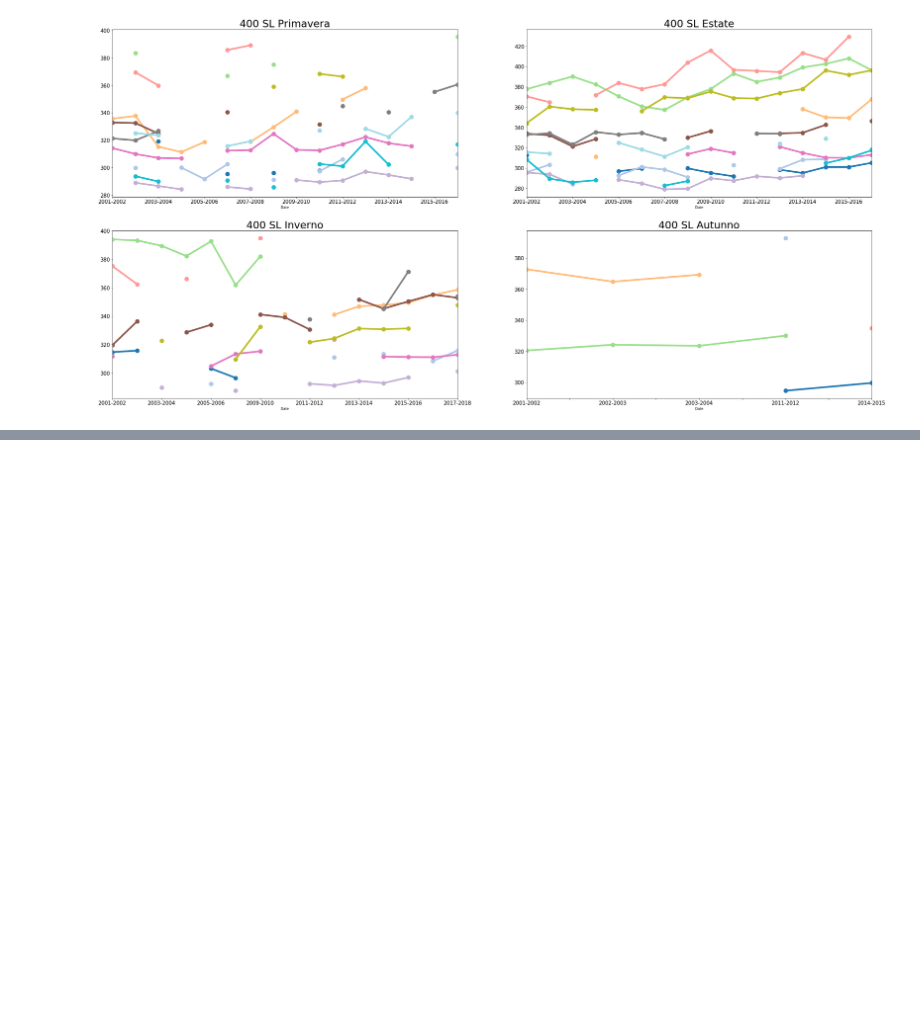
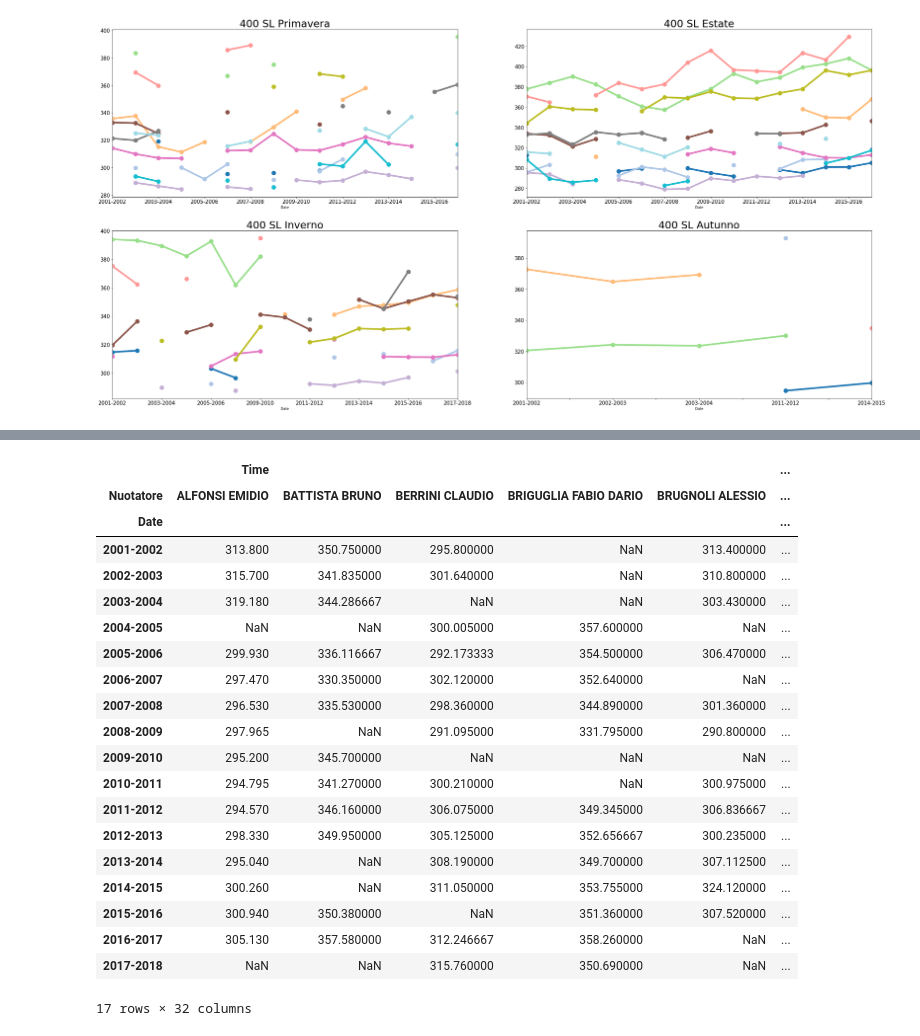
Before and after one commit to Antoniofs90/Nuotatori, a Jupyter notebook: Plotting-Copy1.ipynb, the cells around one changed output, grey strips where cells are left out. Saved outputs shown, nothing was run; the diff lists cells and outputs as text; code cells hidden in the pictures; blank space fills up the shorter version.

```diff
--- a/Plotting-Copy1.ipynb
+++ b/Plotting-Copy1.ipynb
@@ -483,0 +483,24 @@ if nsemestri == 3:
+# %%
+Nuotatori_plot.pivot_table(index='Date', columns='Nuotatore')
+# %% [output]
+|  | Time |  |  |  |  | ... |
+| Nuotatore | ALFONSI EMIDIO | BATTISTA BRUNO | BERRINI CLAUDIO | BRIGUGLIA FABIO DARIO | BRUGNOLI ALESSIO | ... |
+| Date |  |  |  |  |  | ... |
+| 2001-2002 | 313.800 | 350.750000 | 295.800000 | NaN | 313.400000 | ... |
+| 2002-2003 | 315.700 | 341.835000 | 301.640000 | NaN | 310.800000 | ... |
+| 2003-2004 | 319.180 | 344.286667 | NaN | NaN | 303.430000 | ... |
+| 2004-2005 | NaN | NaN | 300.005000 | 357.600000 | NaN | ... |
+| 2005-2006 | 299.930 | 336.116667 | 292.173333 | 354.500000 | 306.470000 | ... |
+| 2006-2007 | 297.470 | 330.350000 | 302.120000 | 352.640000 | NaN | ... |
+| 2007-2008 | 296.530 | 335.530000 | 298.360000 | 344.890000 | 301.360000 | ... |
+| 2008-2009 | 297.965 | NaN | 291.095000 | 331.795000 | 290.800000 | ... |
+| 2009-2010 | 295.200 | 345.700000 | NaN | NaN | NaN | ... |
+| 2010-2011 | 294.795 | 341.270000 | 300.210000 | NaN | 300.975000 | ... |
+| 2011-2012 | 294.570 | 346.160000 | 306.075000 | 349.345000 | 306.836667 | ... |
+| 2012-2013 | 298.330 | 349.950000 | 305.125000 | 352.656667 | 300.235000 | ... |
+| 2013-2014 | 295.040 | NaN | 308.190000 | 349.700000 | 307.112500 | ... |
+| 2014-2015 | 300.260 | NaN | 311.050000 | 353.755000 | 324.120000 | ... |
+| 2015-2016 | 300.940 | 350.380000 | NaN | 351.360000 | 307.520000 | ... |
+| 2016-2017 | 305.130 | 357.580000 | 312.246667 | 358.260000 | NaN | ... |
+| 2017-2018 | NaN | NaN | 315.760000 | 350.690000 | NaN | ... |
+17 rows × 32 columns
```
Also changed, not shown: parts of 10 cells of this notebook.
